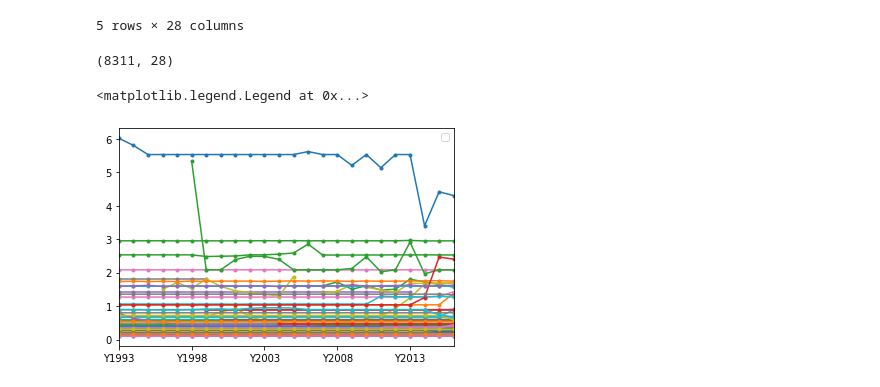
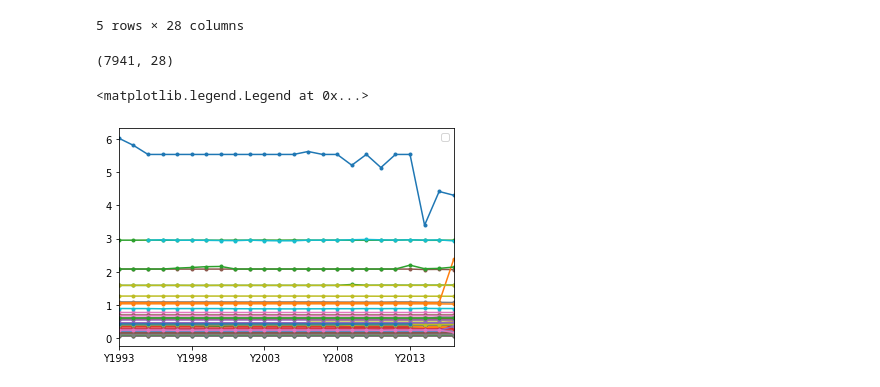
Before and after one commit to n-poulsen/GranADA, a Jupyter notebook: code/Dataset_Cleanup.ipynb, the cells around one changed output. Drawn from its saved outputs; the diff is of its cells as text; code cells hidden in the pictures.

```diff
--- a/code/Dataset_Cleanup.ipynb
+++ b/code/Dataset_Cleanup.ipynb
@@ -29,4 +42,8 @@ df_value = pd.read_csv("../data/Value_of_Production_E_All_Data/Value_of_Producti
 df_trade = pd.read_csv('../data/Trade_DetailedTradeMatrix_E_All_Data/Trade_DetailedTradeMatrix_E_All_Data.csv', encoding = "ISO-8859-1")
 # %%
 df_price = pd.read_csv("../data/Prices_E_All_Data/Prices_E_All_Data.csv",encoding = 'unicode_escape')
+# %%
+df_pop = pd.read_csv("../data/Population_table_trimmed.csv",encoding = "unicode_escape")
+df_pop = df_pop.sort_values(by=['Area'])
+df_pop.reset_index(drop=True,inplace=True)
 # %% [markdown]
@@ -293,0 +328,8 @@ print(f" All Joined country list length:\t {len(country_all)} \n")
+# %%
+A_pop_ind = df_pop['Area']
+A_pop = set(A_pop_ind.unique())
+
+print("\n In population matrix only: \n",A_pop - country_all)
+print("\n In production matrix only: \n",country_all - A_pop)
+
+country_all = country_all.intersection(A_pop)
@@ -561,15 +652,15 @@ Area do not match: False
 Item do not match: False
 # %%
 #Creating value per tonne matrix by dividing
-df_valpt_numbers = df_value_g.loc[:,"Y1993":"Y2016"].divide(df_prod_t.loc[:,"Y1993":"Y2016"])
-df_valpt_numbers[df_valpt_numbers == np.Inf] = np.NaN
+df_val_pt_numbers = df_value_g.loc[:,"Y1993":"Y2016"].divide(df_prod_t.loc[:,"Y1993":"Y2016"])
+df_val_pt_numbers[df_val_pt_numbers == np.Inf] = np.NaN
 
-df_valpt_data = df_value_g.loc[:,:"Unit"]
-df_valpt_data["Unit"]="1000 US$/tonne"
-df_valpt_data["Element"]="Gross Production Value per tonne"
+df_val_pt_data = df_value_g.loc[:,:"Unit"]
+df_val_pt_data["Unit"]="1000 US$/tonne"
+df_val_pt_data["Element"]="Gross Production Value per tonne"
 
-df_valpt = pd.concat([df_valpt_data, df_valpt_numbers], axis=1, sort=False)
-df_valpt.head()
+df_val_pt = pd.concat([df_val_pt_data, df_val_pt_numbers], axis=1, sort=False)
+df_val_pt.head()
 # %% [output]
 |  | Area | Item | Element | Unit | Y1993 | Y1994 | Y1995 | Y1996 | Y1997 | Y1998 | ... | ... |
 | 0 | Afghanistan | Almonds, with shell | Gross Production Value per tonne | 1000 US$/tonne | 2.950969 | 2.950969 | 2.950969 | 2.950969 | 2.950969 | 2.950969 | ... | ... |
@@ -579,12 +670,12 @@ df_valpt.head()
 | 4 | Afghanistan | Barley | Gross Production Value per tonne | 1000 US$/tonne | 0.118982 | 0.118982 | 0.118982 | 0.118982 | 0.118982 | 0.118982 | ... | ... |
 5 rows × 28 columns
 # %%
-df_valpt.shape
+df_val_pt.shape
 # %% [output]
-(8311, 28)
+(7941, 28)
 # %%
-df_valpt.loc[:,"Y1993":"Y2016"].transpose().iloc[:,range(1,8000,100)].plot(style='.-')
+df_val_pt.loc[:,"Y1993":"Y2016"].transpose().iloc[:,range(1,8000,100)].plot(style='.-')
 plt.legend([])
 # %% [output]
 <matplotlib.legend.Legend at 0x...>
-[figure, old version]
+[figure, new version]
```
Also changed, not shown: parts of 130 cells of this notebook.
